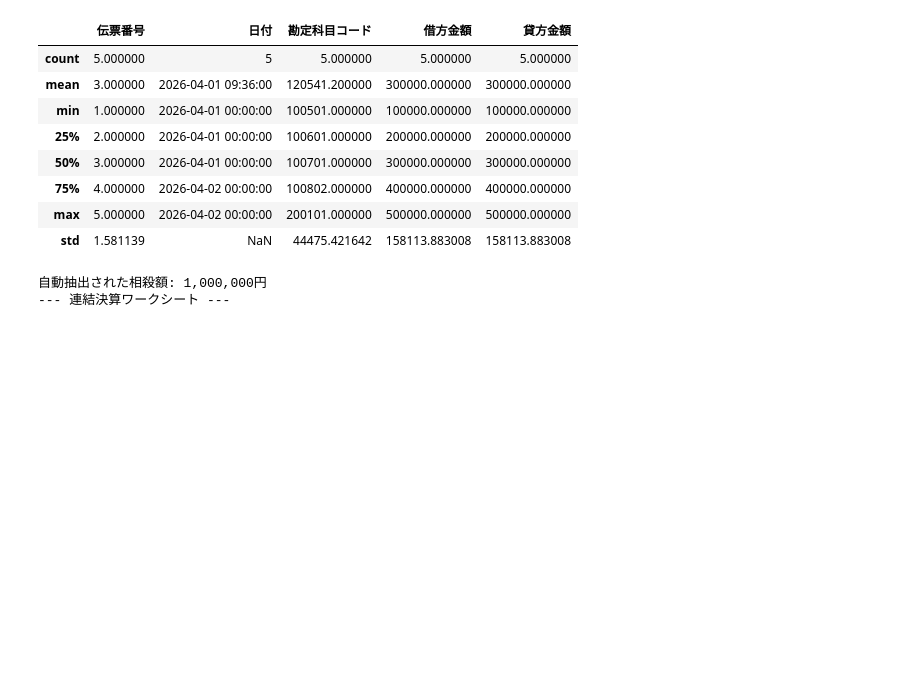
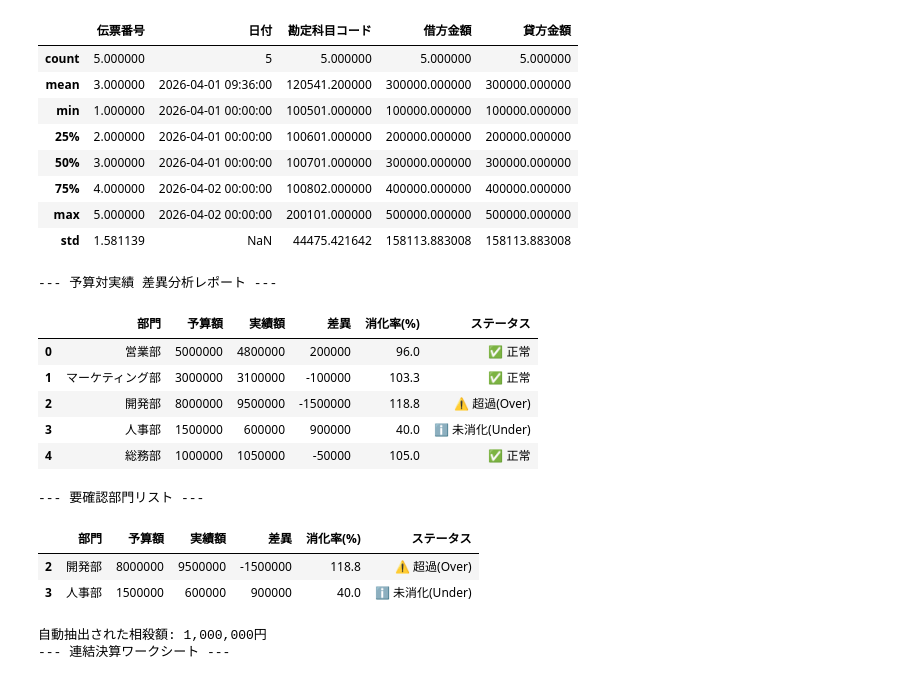
Before and after one commit to Koji-Accounting-Tech/D365-Finance-Data-Validator, a Jupyter notebook: D365_Data_Processing.ipynb, the cells around one changed output. Cells and saved outputs as stored; diff of their text form; code cells hidden in the pictures; blank space fills up the shorter version.

```diff
--- a/D365_Data_Processing.ipynb
+++ b/D365_Data_Processing.ipynb
@@ -31,6 +31,62 @@ display(df.describe())
 | 75% | 4.000000 | 2026-04-02 00:00:00 | 100802.000000 | 400000.000000 | 400000.000000 |
 | max | 5.000000 | 2026-04-02 00:00:00 | 200101.000000 | 500000.000000 | 500000.000000 |
 | std | 1.581139 | NaN | 44475.421642 | 158113.883008 | 158113.883008 |
+# %%
+import pandas as pd
+
+# 1. 予算データ (Budget)
+budget_data = {
+    '部門': ['営業部', 'マーケティング部', '開発部', '人事部', '総務部'],
+    '予算額': [5000000, 3000000, 8000000, 1500000, 1000000]
+}
+df_budget = pd.DataFrame(budget_data)
+
+# 2. 実績データ (Actual)
+# ※ 開発部が予算超過、人事部が極端に未消化の想定
+actual_data = {
+    '部門': ['営業部', 'マーケティング部', '開発部', '人事部', '総務部'],
+    '実績額': [4800000, 3100000, 9500000, 600000, 1050000]
+}
+df_actual = pd.DataFrame(actual_data)
+
+# 3. 予実比較の統合
+df_vansa = pd.merge(df_budget, df_actual, on='部門')
+
+# 4. 差異と消化率の計算
+df_vansa['差異'] = df_vansa['予算額'] - df_vansa['実績額']
+df_vansa['消化率(%)'] = (df_vansa['実績額'] / df_vansa['予算額'] * 100).round(1)
+
+# 5. 異常値（Alert）の判定ロジック
+# 消化率が110%以上、または50%以下を異常とする
+def judge_alert(percent):
+    if percent >= 110:
+        return "⚠️ 超過(Over)"
+    elif percent <= 50:
+        return "ℹ️ 未消化(Under)"
+    else:
+        return "✅ 正常"
+
+df_vansa['ステータス'] = df_vansa['消化率(%)'].apply(judge_alert)
+
+print("--- 予算対実績 差異分析レポート ---")
+display(df_vansa)
+
+# 6. アラート対象のみ抽出
+alerts = df_vansa[df_vansa['ステータス'] != "✅ 正常"]
+print("\n--- 要確認部門リスト ---")
+display(alerts)
+# %% [output]
+--- 予算対実績 差異分析レポート ---
+|  | 部門 | 予算額 | 実績額 | 差異 | 消化率(%) | ステータス |
+| 0 | 営業部 | 5000000 | 4800000 | 200000 | 96.0 | ✅ 正常 |
+| 1 | マーケティング部 | 3000000 | 3100000 | -100000 | 103.3 | ✅ 正常 |
+| 2 | 開発部 | 8000000 | 9500000 | -1500000 | 118.8 | ⚠️ 超過(Over) |
+| 3 | 人事部 | 1500000 | 600000 | 900000 | 40.0 | ℹ️ 未消化(Under) |
+| 4 | 総務部 | 1000000 | 1050000 | -50000 | 105.0 | ✅ 正常 |
+--- 要確認部門リスト ---
+|  | 部門 | 予算額 | 実績額 | 差異 | 消化率(%) | ステータス |
+| 2 | 開発部 | 8000000 | 9500000 | -1500000 | 118.8 | ⚠️ 超過(Over) |
+| 3 | 人事部 | 1500000 | 600000 | 900000 | 40.0 | ℹ️ 未消化(Under) |
 # %%
 import pandas as pd
 
```
